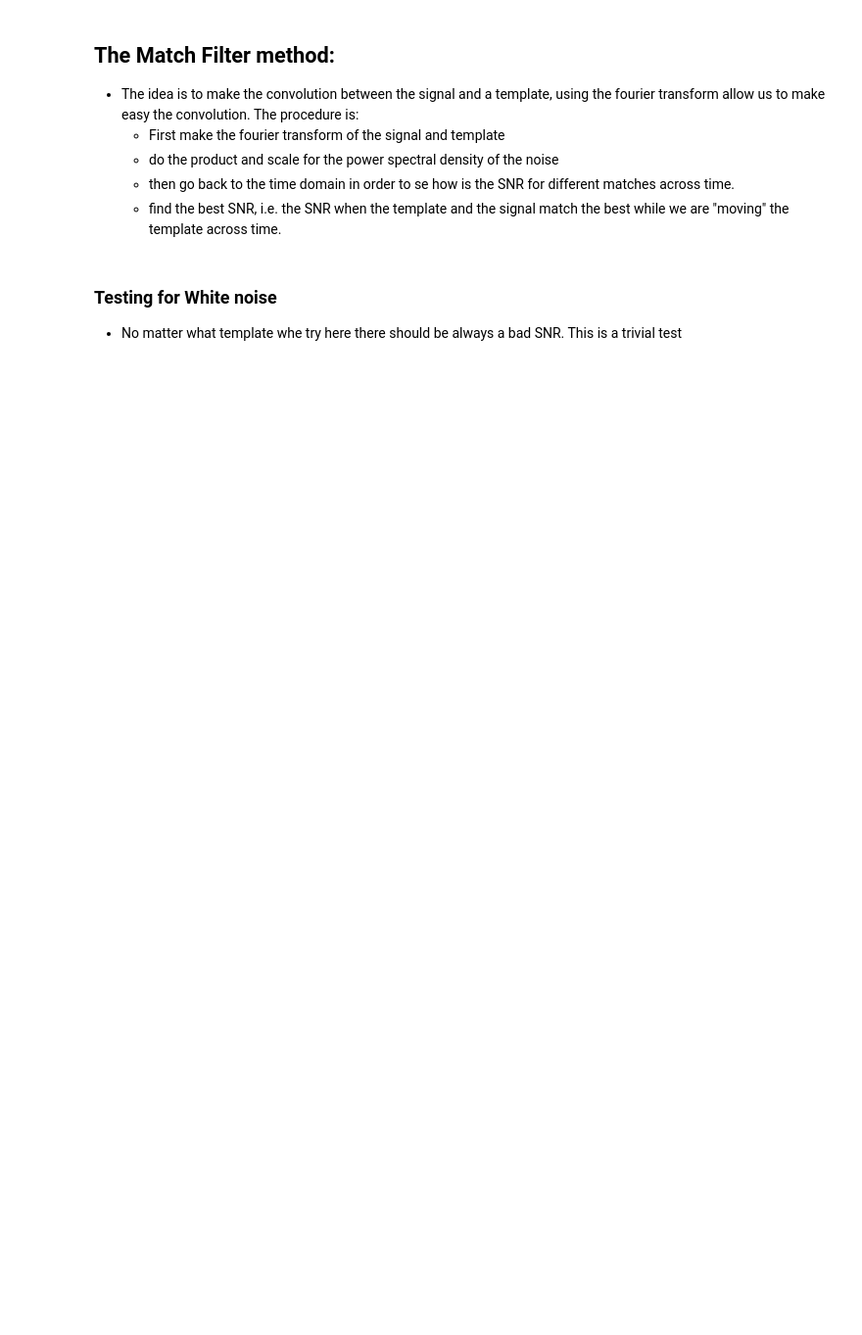
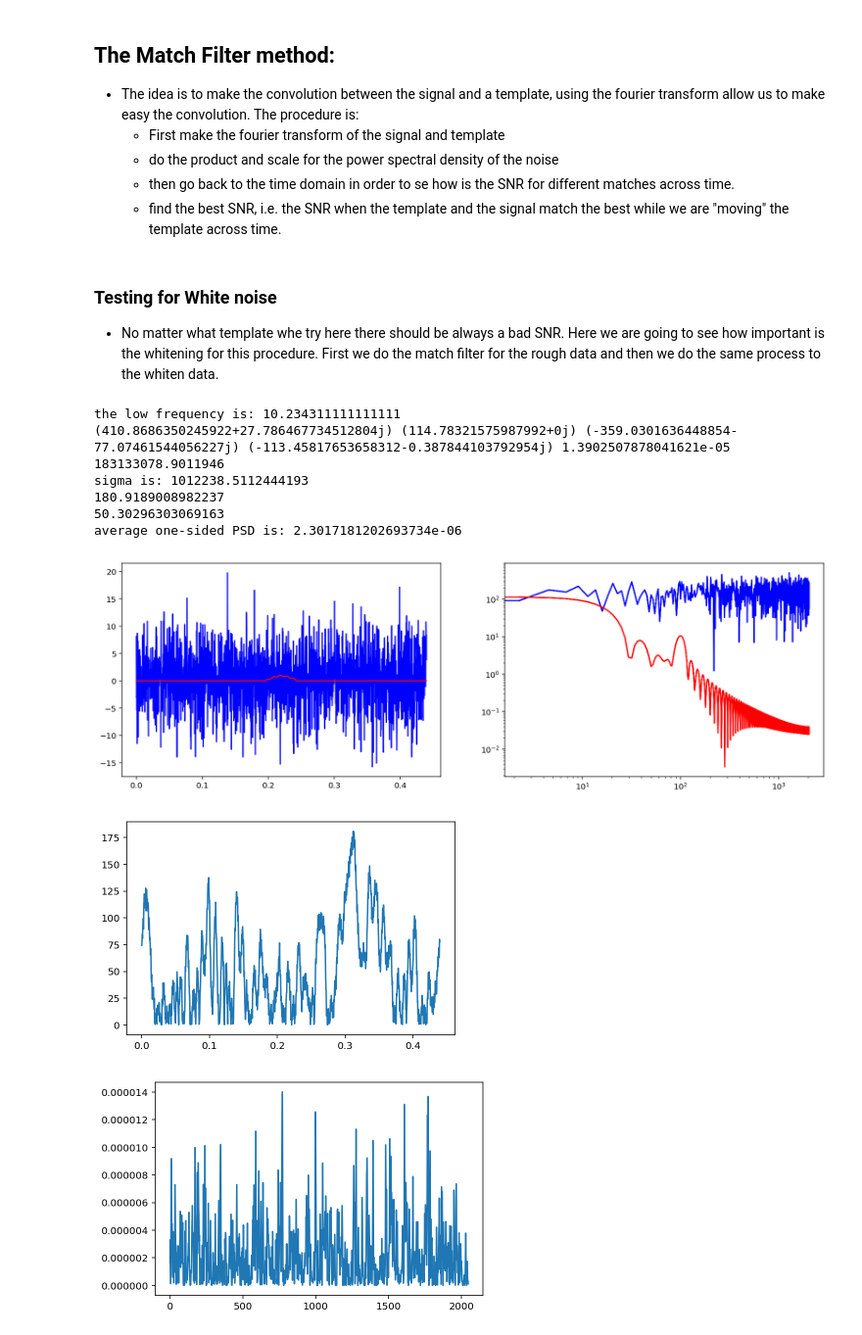
Before and after one commit to frmunozz/IrregularMatchedFilter, a Jupyter notebook: RegularSampling.ipynb, the cells around one changed output. Shown at 98% size. Saved outputs shown, nothing was run; the diff lists cells and outputs as text; code cells hidden in the pictures; blank space fills up the shorter version.

```diff
--- a/RegularSampling.ipynb
+++ b/RegularSampling.ipynb
@@ -113,3 +163,69 @@ class MatchFilter:
 # %% [markdown]
 ### Testing for White noise
-* No matter what template whe try here there should be always a bad SNR. This is a trivial test
+* No matter what template whe try here there should be always a bad SNR. Here we are going to see how important is the whitening for this procedure. First we do the match filter for the rough data and then we do the same process to the whiten data.
+# %%
+fs = 1024 * 4          # sampling rate [Hz]
+N = 1800            # number of samples
+T = N / fs       # duration [s]
+np.random.seed(1)  # set the seed
+
+# time interval spaced with 1/fs = dt
+times = np.linspace(0, N / fs, N)
+dt = times[1] - times[0]
+
+# generate the noise
+noise =  np.random.normal(0, 5, len(times))
+noise2 = np.zeros(len(times))
+noise2[int(len(times)*7/9): int(len(times)*9/9)] = -0.5
+# noise = noise + noise2
+# here the signal is noise
+data = noise
+
+# generate the template
+template = np.zeros(len(times))
+# setting the low frequency
+low_f = 0.5 / times[int(len(times) / 9)]
+print("the low frequency is: {}".format(low_f))
+template[int(len(times)*4/9): int(len(times)*5/9)] = Signal(frequencies=[low_f, 100],
+                                                          weights=[0.9, 0.1]).sin_samples(times[0:int(len(times)*1/9)],
+                                                                                          with_noise=False)
+# template = Signal(frequencies=[low_f, 300], weights=[0.9, 0.1]).sin_samples(times, with_noise=False)
+# template[int(len(times)*6/9): int(len(times)*7/9)] = 1
+data = noise
+# template = np.zeros(len(times))
+# template[int(len(times)*1/9): int(len(times)*2/9)] = Signal(frequencies=[low_f, 100],
+#                                                           weights=[0.9, 0.1]).sin_samples(times[0:int(len(times)*1/9)],
+#                                                                                           with_noise=False)
+
+
+mf = MatchFilter(data, template, dt)
+template_fft, data_fft, power_vec = mf.make_fft(data)
+freqs = mf.compute_freqs()
+snr = mf.SNR(data, normalize=True, shift=True)
+
+
+fig, [ax1, ax2] = plt.subplots(1, 2, figsize=(16, 5))
+ax1.plot(times, data, 'b')
+ax1.plot(times, template, 'r')
+ax2.loglog(abs(freqs), abs(data_fft), 'b')
+ax2.loglog(abs(freqs), abs(template_fft.conjugate()), 'r')
+# ax2.set_xlim(0, 50)
+
+fig = plt.figure()
+plt.plot(times, snr)
+print(np.mean(snr))
+
+fig = plt.figure()
+plt.plot(mf.freq_psd, mf.psd)
+print("average one-sided PSD is: {}".format(np.average(mf.psd)))
+# %% [output]
+the low frequency is: 10.234311111111111
+(410.8686350245922+27.786467734512804j) (114.78321575987992+0j) (-359.0301636448854-77.07461544056227j) (-113.45817653658312-0.387844103792954j) 1.3902507878041621e-05
+183133078.9011946
+sigma is: 1012238.5112444193
+180.9189008982237
+50.30296303069163
+average one-sided PSD is: 2.3017181202693734e-06
+[figure, added]
+[figure, added]
+[figure, added]
```
Also changed, not shown: parts of 16 cells of this notebook.
